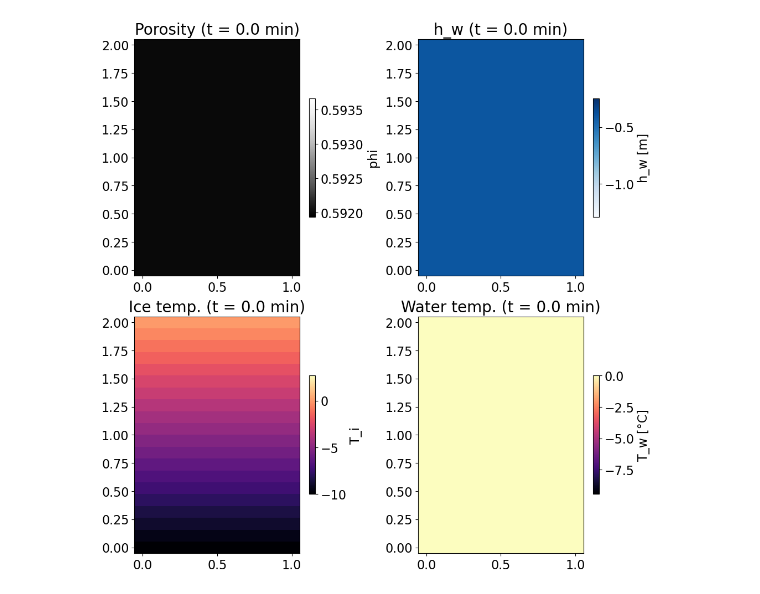
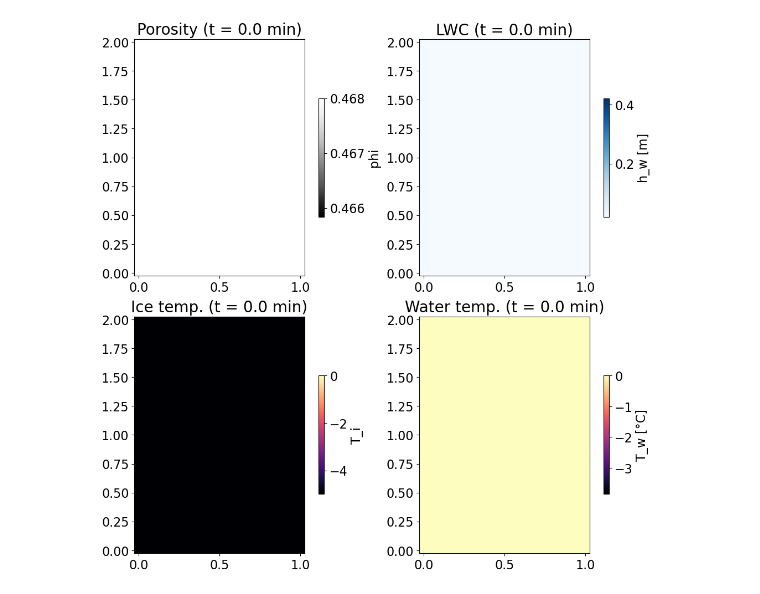
Before and after one commit to lannika-ut/Masterarbeit, a Jupyter notebook: animate_solution.ipynb, the cells around one changed output. Cells and saved outputs as stored; diff of their text form; code cells hidden in the pictures.

```diff
--- a/animate_solution.ipynb
+++ b/animate_solution.ipynb
@@ -10,6 +11,6 @@ import pickle
 # %%
-filename = "Moure_test_coupling"
-with open("./solutions/"+filename+".pkl", "rb") as f:
+filename = "test6_crippa_tr"
+with open("./solutions/debug/"+filename+".pkl", "rb") as f:
     data_Annika = pickle.load(f)
 
 nx = data_Annika["geometry"]["nx"]
@@ -17,7 +18,7 @@ nz = data_Annika["geometry"]["nz"]
 interval = data_Annika["saving_interval"]
 geom = Geometry()
 geom.make_from_dict(data_Annika["geometry"])
-domain = geom.make_domain(nx, nz)
+domain = geom.make_domain(nx, nz, celltype=mesh.CellType.quadrilateral)
 [P0, P1, P2, P3] = geom.corner_points
 V = functionspace(domain, ("CG", 1))
 Q = functionspace(domain, ("DG", 0))
@@ -41,9 +42,14 @@ phi.x.array[:] = data_Annika["phi"][t_obs]
 T_i.x.array[:] = data_Annika["T_i"][t_obs]
 T_w.x.array[:] = data_Annika["T_w"][t_obs]
 pressure_head = eval_fct_on_grid(grid, hw, domain).reshape((nz, nx))
+h_c = pressure_head * (pressure_head < 0)
 porosity = eval_fct_on_grid(grid, phi, domain).reshape((nz, nx))
 Ti = eval_fct_on_grid(grid, T_i, domain).reshape((nz, nx))
 Tw = eval_fct_on_grid(grid, T_w, domain).reshape((nz, nx))
+
+def Se(h_c, alpha, N):
+    return (1 + (- alpha * h_c)**N)**((1 - N) / N)
+theta_tot = p.theta_r.value + (0.9*porosity - p.theta_r.value)*Se(h_c, p.alpha.value, p.N.value)
 
 # Initial plots (empty or first frame)
 pmsh1 = ax[0, 0].pcolormesh(
@@ -54,8 +60,8 @@ cbar1 = fig.colorbar(pmsh1, ax=ax[0, 0], shrink=0.5)
 cbar1.set_label("phi")
 
 pmsh2 = ax[0, 1].pcolormesh(
-    x_plot, z_plot, pressure_head, cmap="Blues",
-    vmin=np.min(data_Annika["h_w"]), vmax=np.max(data_Annika["h_w"]))
+    x_plot, z_plot, theta_tot, cmap="Blues",
+    vmin=p.theta_r.value, vmax=0.9*np.max(data_Annika["phi"]))
 ax[0, 1].set_title("h_w", fontsize=20)
 cbar2 = fig.colorbar(pmsh2, ax=ax[0, 1], shrink=0.5)
 cbar2.set_label("h_w [m]")
@@ -85,36 +91,39 @@ def update(frame):
     T_w.x.array[:] = data_Annika["T_w"][t_obs]
 
     pressure_head = eval_fct_on_grid(grid, hw, domain).reshape((nz, nx))
+    h_c = pressure_head * (pressure_head < 0)
     porosity = eval_fct_on_grid(grid, phi, domain).reshape((nz, nx))
     Ti = eval_fct_on_grid(grid, T_i, domain).reshape((nz, nx))
     Tw = eval_fct_on_grid(grid, T_w, domain).reshape((nz, nx))
     time = data_Annika["times"][t_obs]
+    theta_tot = p.theta_r.value + (0.9*porosity - p.theta_r.value)*Se(h_c, p.alpha.value, p.N.value)
 
     pmsh1.set_array(porosity.ravel())
-    pmsh2.set_array(pressure_head.ravel())
+    pmsh2.set_array(theta_tot.ravel())
     pmsh3.set_array(Ti.ravel())
     pmsh4.set_array(Tw.ravel())
 
     ax[0, 0].set_title(f"Porosity (t = {time/60:.1f} min)", fontsize=20)
-    ax[0, 1].set_title(f"h_w (t = {time/60:.1f} min)", fontsize=20)
+    ax[0, 1].set_title(f"LWC (t = {time/60:.1f} min)", fontsize=20)
     ax[1, 0].set_title(f"Ice temp. (t = {time/60:.1f} min)", fontsize=20)
     ax[1, 1].set_title(f"Water temp. (t = {time/60:.1f} min)", fontsize=20)
 
     return pmsh1, pmsh2, pmsh3, pmsh4
 
 
 # Create animation
 num_frames = len(data_Annika["T_w"])  # or your max time index
+fps = 3
 ani = animation.FuncAnimation(
     fig,
     update,
     frames=num_frames,
-    interval=200,  # ms between frames
+    interval=1000/fps,  # ms between frames
     blit=False,
     repeat=True
 )
 
 # Save animation
-ani.save("./animations/"+ filename + ".mp4", writer="ffmpeg", fps=5)
+ani.save("./animations/"+ filename + ".mp4", writer="ffmpeg", fps=fps)
 # %% [output]
-[figure, old version]
+[figure, new version]
```
Also changed, not shown: parts of 1 cell of this notebook, 5 other files.
